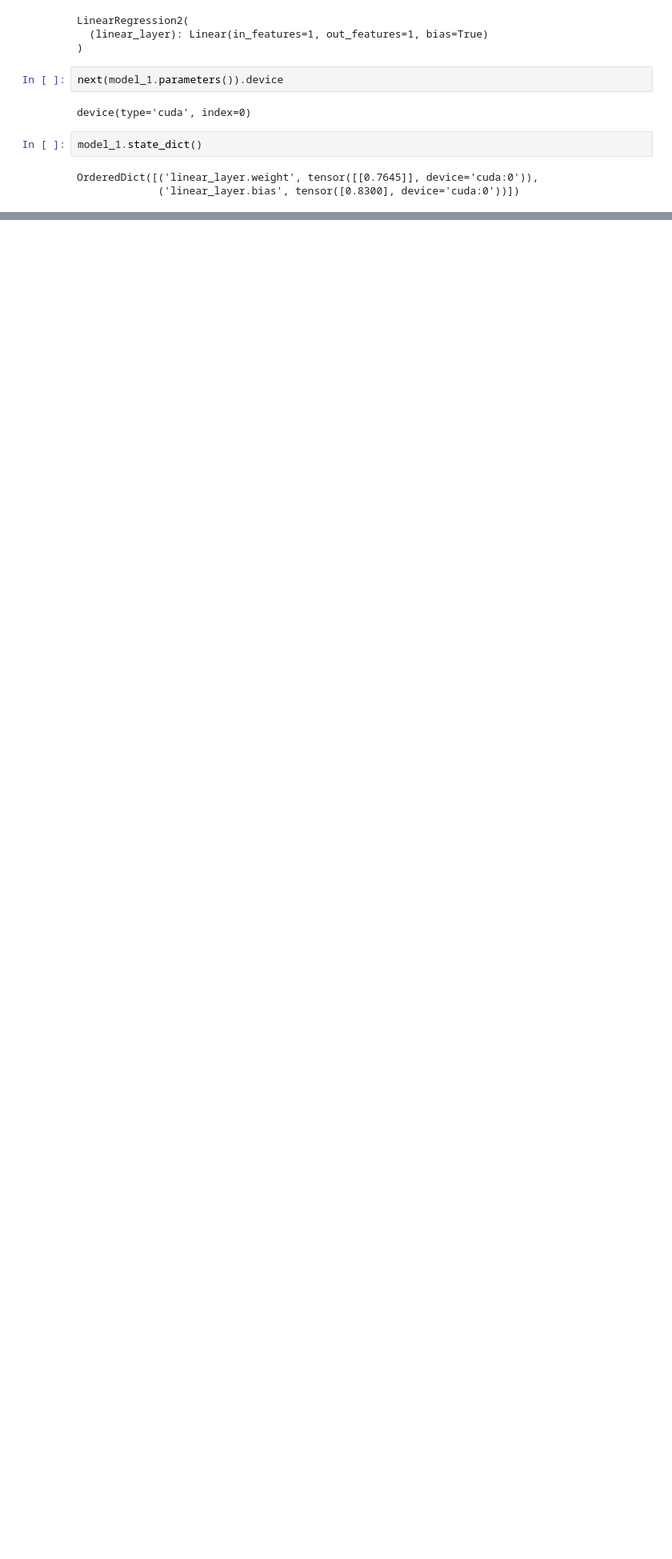
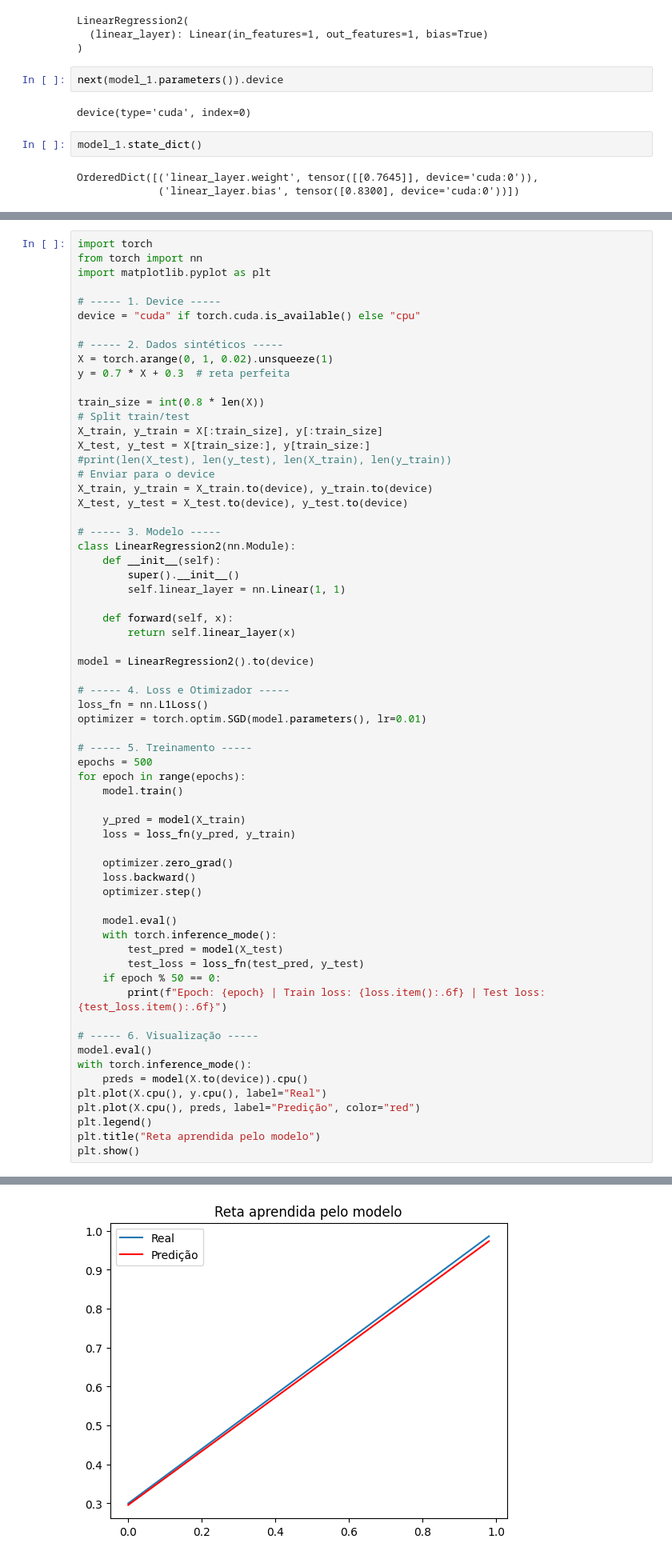
Before and after one commit to guiabbehusen/ML-PyTorch, a Jupyter notebook: 00_pytorch_fundamentals.ipynb, the cells around one changed output, grey strips where cells are left out. Shown: that part at 80% size. Saved outputs shown, nothing was run; the diff lists cells and outputs as text; blank space fills up the shorter version.

```diff
--- a/00_pytorch_fundamentals.ipynb
+++ b/00_pytorch_fundamentals.ipynb
@@ -300,0 +309,65 @@ OrderedDict([('linear_layer.weight', tensor([[0.7645]], device='cuda:0')),
+# %%
+import torch
+from torch import nn
+import matplotlib.pyplot as plt
+
+# ----- 1. Device -----
+device = "cuda" if torch.cuda.is_available() else "cpu"
+
+# ----- 2. Dados sintéticos -----
+X = torch.arange(0, 1, 0.02).unsqueeze(1)
+y = 0.7 * X + 0.3  # reta perfeita
+
+train_size = int(0.8 * len(X))
+# Split train/test
+X_train, y_train = X[:train_size], y[:train_size]
+X_test, y_test = X[train_size:], y[train_size:]
+#print(len(X_test), len(y_test), len(X_train), len(y_train))
+# Enviar para o device
+X_train, y_train = X_train.to(device), y_train.to(device)
+X_test, y_test = X_test.to(device), y_test.to(device)
+
+# ----- 3. Modelo -----
+class LinearRegression2(nn.Module):
+    def __init__(self):
+        super().__init__()
+        self.linear_layer = nn.Linear(1, 1)
+
+    def forward(self, x):
+        return self.linear_layer(x)
+
+model = LinearRegression2().to(device)
+
+# ----- 4. Loss e Otimizador -----
+loss_fn = nn.L1Loss()
+optimizer = torch.optim.SGD(model.parameters(), lr=0.01)
+
+# ----- 5. Treinamento -----
+epochs = 500
+for epoch in range(epochs):
+    model.train()
+
+    y_pred = model(X_train)
+    loss = loss_fn(y_pred, y_train)
+
+    optimizer.zero_grad()
+    loss.backward()
+    optimizer.step()
+
+    model.eval()
+    with torch.inference_mode():
+        test_pred = model(X_test)
+        test_loss = loss_fn(test_pred, y_test)
+    if epoch % 50 == 0:
+        print(f"Epoch: {epoch} | Train loss: {loss.item():.6f} | Test loss: {test_loss.item():.6f}")
+
+# ----- 6. Visualização -----
+model.eval()
+with torch.inference_mode():
+    preds = model(X.to(device)).cpu()
+plt.plot(X.cpu(), y.cpu(), label="Real")
+plt.plot(X.cpu(), preds, label="Predição", color="red")
+plt.legend()
+plt.title("Reta aprendida pelo modelo")
+plt.show()
+# %% [output]
@@ -300,0 +384 @@ OrderedDict([('linear_layer.weight', tensor([[0.7645]], device='cuda:0')),
+[figure, added]
```
Also changed, not shown: parts of 9 cells of this notebook.
